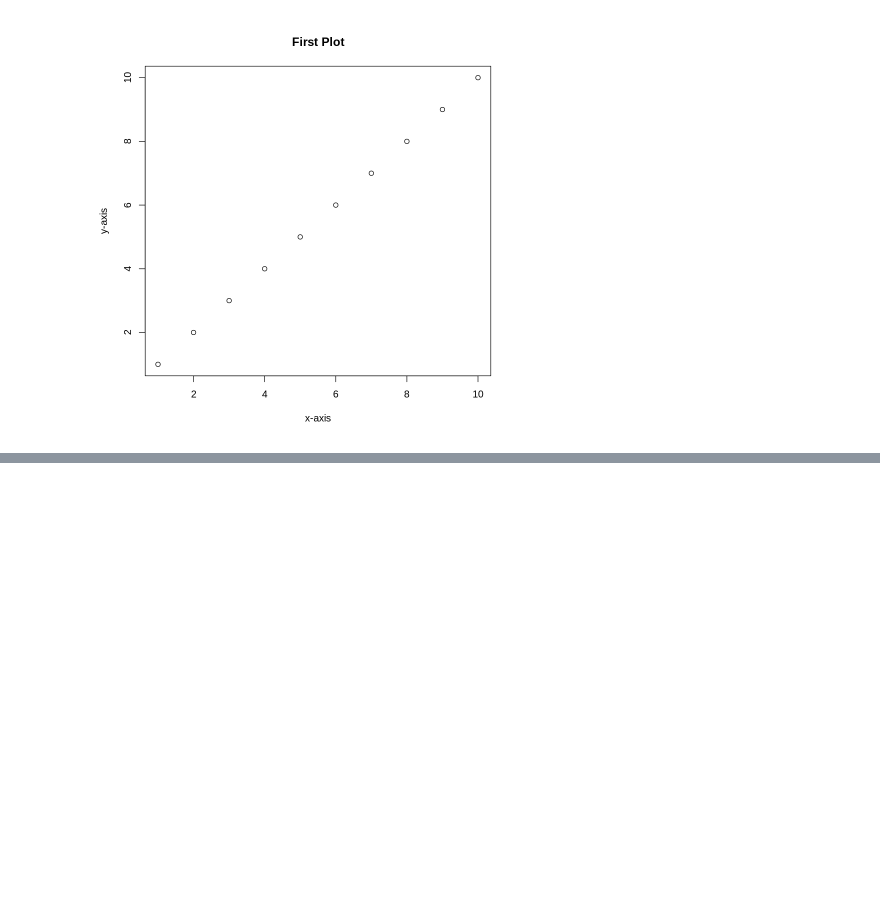
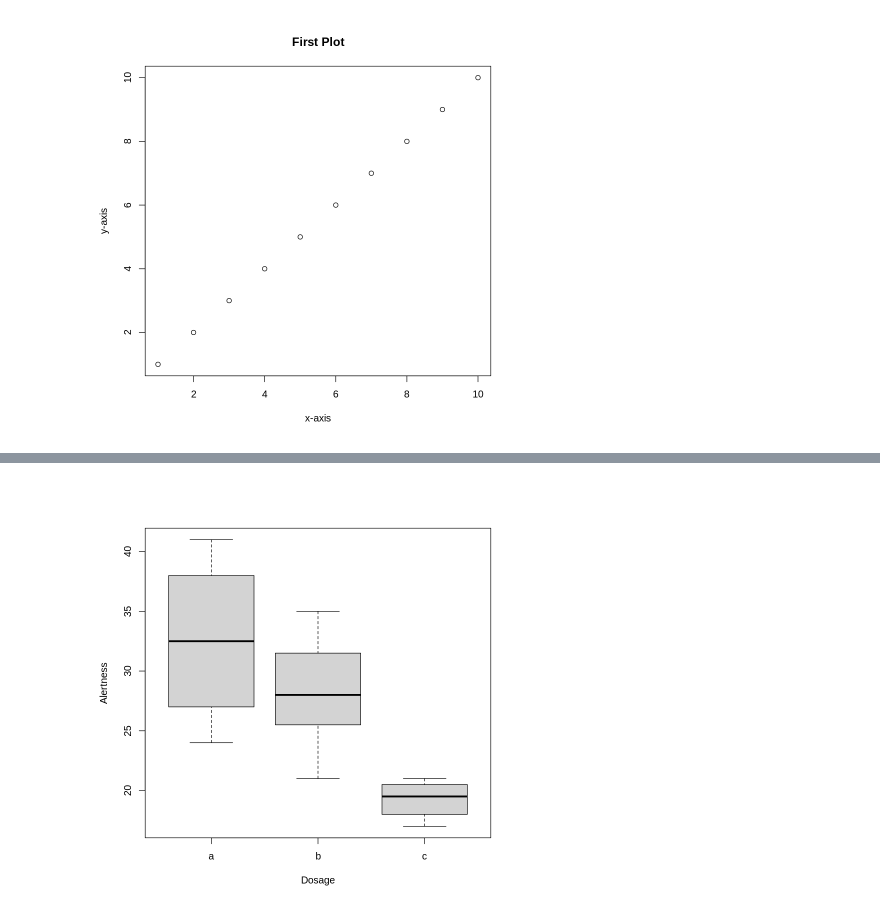
Before and after one commit to JBadawood/R_Language, a Jupyter notebook: The_R_Language.ipynb, the cells around one changed output, grey strips where cells are left out. Drawn from its saved outputs; the diff is of its cells as text; code cells hidden in the pictures; blank space fills up the shorter version.

```diff
--- a/The_R_Language.ipynb
+++ b/The_R_Language.ipynb
@@ -161,0 +222,3 @@ plot(1:10, main="First Plot", xlab='x-axis', ylab='y-axis')
+# %%
+# أولًا راح نستخرج البيانات من هنا
+DataFile = "http://personality-project.org/R/datasets/R.appendix1.data"
@@ -161,0 +250,2 @@ plot(1:10, main="First Plot", xlab='x-axis', ylab='y-axis')
+# %%
+data1 = read.table(DataFile, header = T)
@@ -161,0 +321,5 @@ plot(1:10, main="First Plot", xlab='x-axis', ylab='y-axis')
+# %%
+# والآن نقدر نعرض البيانات بالـ boxplot
+boxplot(Alertness~Dosage, data=data1)
+# %% [output]
+[figure, added]
```
Also changed, not shown: parts of 20 cells of this notebook.
